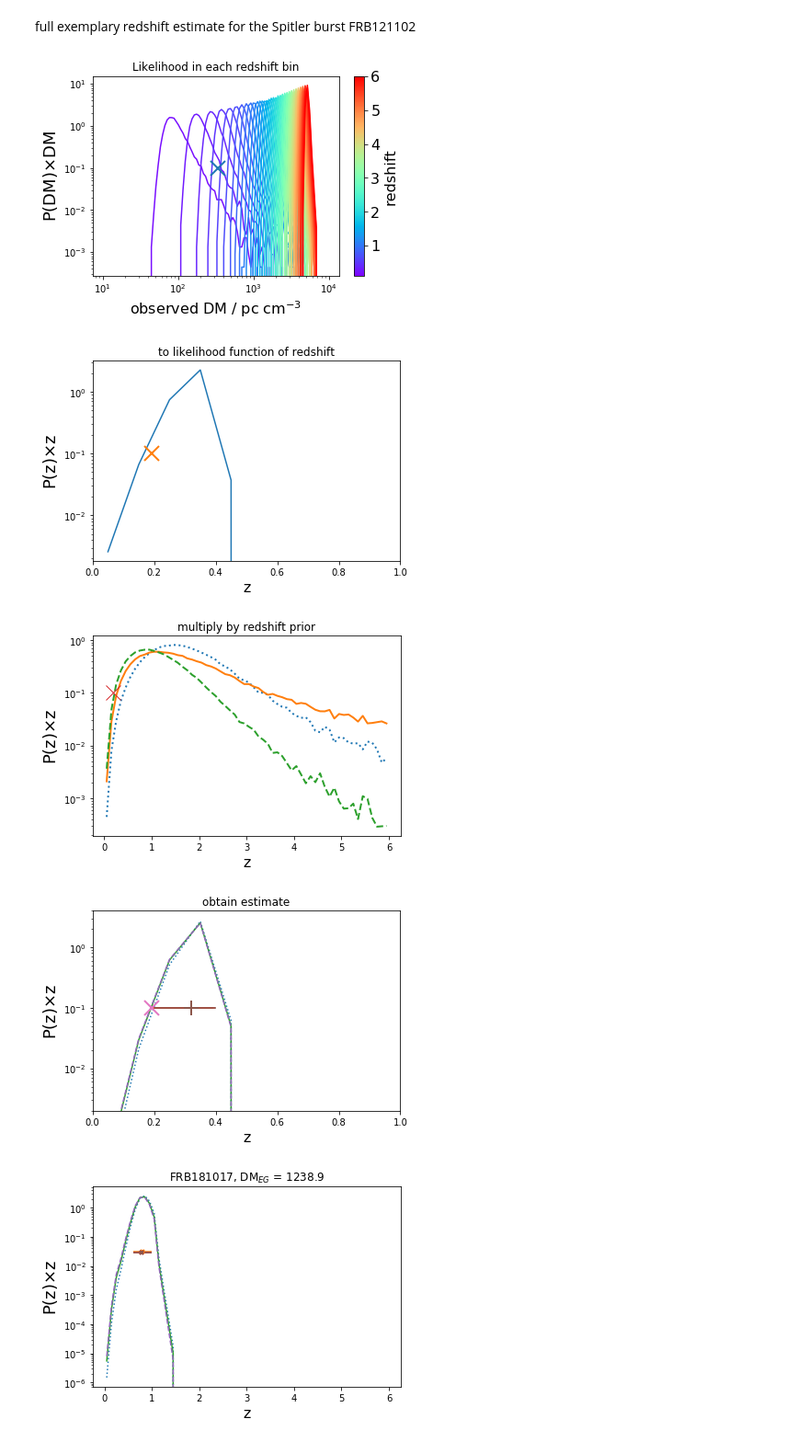
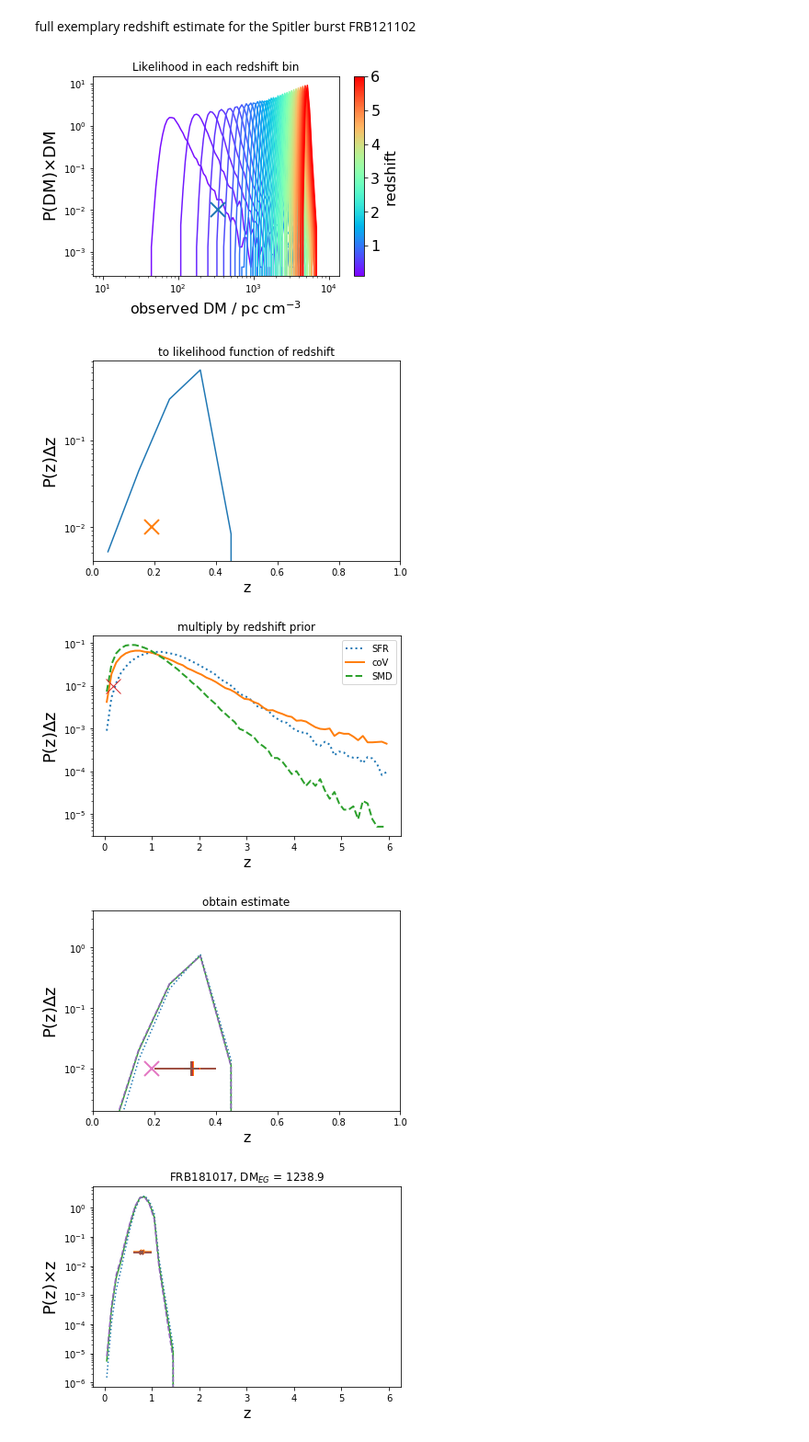
Before and after one commit to FRBs/PreFRBLE, a Jupyter notebook: notebooks/PreFRBLE_RedshiftEstimate.ipynb, the cells around one changed output. Shown at 92% size. Cells and saved outputs as stored; diff of their text form; code cells hidden in the pictures.

```diff
--- a/notebooks/PreFRBLE_RedshiftEstimate.ipynb
+++ b/notebooks/PreFRBLE_RedshiftEstimate.ipynb
@@ -38,50 +38,51 @@ telescope='Parkes'  #ARECIBO, actually  !!! PROVIDE prior vor ARECIBO
 
 ## P(DM|z) evolution with DM-marker
 PlotLikelihoodEvolution( measure='DM', scenario=scenario_IGM )
-plt.plot( DM_spitler, 1e-1, marker='x', markersize=16, markeredgewidth=2 )
+plt.plot( DM_spitler, 1e-2, marker='x', markersize=16, markeredgewidth=2 )
 plt.title('Likelihood in each redshift bin')
 plt.show()
 
 ## P(z|DM) for flat prior with z-Marker
 Ps, z = LikelihoodRedshift( DMs=[DM_spitler], population='flat', telescope='None', scenario=scenario_IGM )
-PlotLikelihood(x=z, P=Ps[0], measure='z')
+PlotLikelihood(x=z, P=Ps[0], measure='z', density=False)
 plt.xscale('linear')
-plt.plot( redshift_spitler, 1e-1, marker='x', markersize=16, markeredgewidth=2 )
+plt.plot( redshift_spitler, 1e-2, marker='x', markersize=16, markeredgewidth=2 )
 plt.title('to likelihood function of redshift')
 plt.xlim(0,1)
 plt.show()
 
 
-## P(z|DM)*pi(z) with additional estimated z-Marker
+## pi(z) priors with z-Marker
 fig, ax = plt.subplots()
 for population, linestyle in zip( populations, linestyles_population ):
     P, z = GetLikelihood_Redshift( population=population, telescope=telescope)
-    PlotLikelihood(x=z, P=P, measure='z', linestyle=linestyle, ax=ax, linewidth=2)
+    PlotLikelihood(x=z, P=P, measure='z', linestyle=linestyle, ax=ax, linewidth=2, label=population, density=False)
 ax.set_title('multiply by redshift prior')
 ax.set_xscale('linear')
-ax.plot( redshift_spitler, 1e-1, marker='x', markersize=16 )
+ax.legend()
+ax.plot( redshift_spitler, 1e-2, marker='x', markersize=16 )
 plt.show()
 
 
 ## P(z|DM)*pi(z) with additional estimated z-Marker
 fig, ax = plt.subplots()
 for population, linestyle in zip( populations, linestyles_population ):
     Ps, z = LikelihoodRedshift( DMs=[DM_spitler], population=population, telescope=telescope, scenario=scenario_IGM )
-    PlotLikelihood(x=z, P=Ps[0], measure='z', linestyle=linestyle, ax=ax)
+    PlotLikelihood(x=z, P=Ps[0], measure='z', linestyle=linestyle, ax=ax, density=False)
     est, dev = Likelihood2Expectation( x=z, P=Ps[0], log=False, density=True )
-    ax.errorbar( avg, 1e-1, xerr=dev, marker='+', markersize=16, markeredgewidth=2 )
+    ax.errorbar( est, 1e-2, xerr=dev, marker='+', markersize=16, markeredgewidth=2 )
 
 ax.set_title('obtain estimate')
 ax.set_xscale('linear')
-ax.plot( redshift_spitler, 1e-1, marker='x', markersize=16, markeredgewidth=2 )
+ax.plot( redshift_spitler, 1e-2, marker='x', markersize=16, markeredgewidth=2 )
 ax.set_xlim(0,1)
 ax.set_ylim(2e-3,4)
 plt.show()
 # %% [output]
-[figure, old version]
+[figure, new version]
-[figure, old version]
+[figure, new version]
-[figure, old version]
+[figure, new version]
-[figure, old version]
+[figure, new version]
 # %%
 ### estimate redshift using DM, assuming different cosmic population
 ### write results in numpy array and latex table
```
Also changed, not shown: parts of 1 cell of this notebook, 5 other files.
